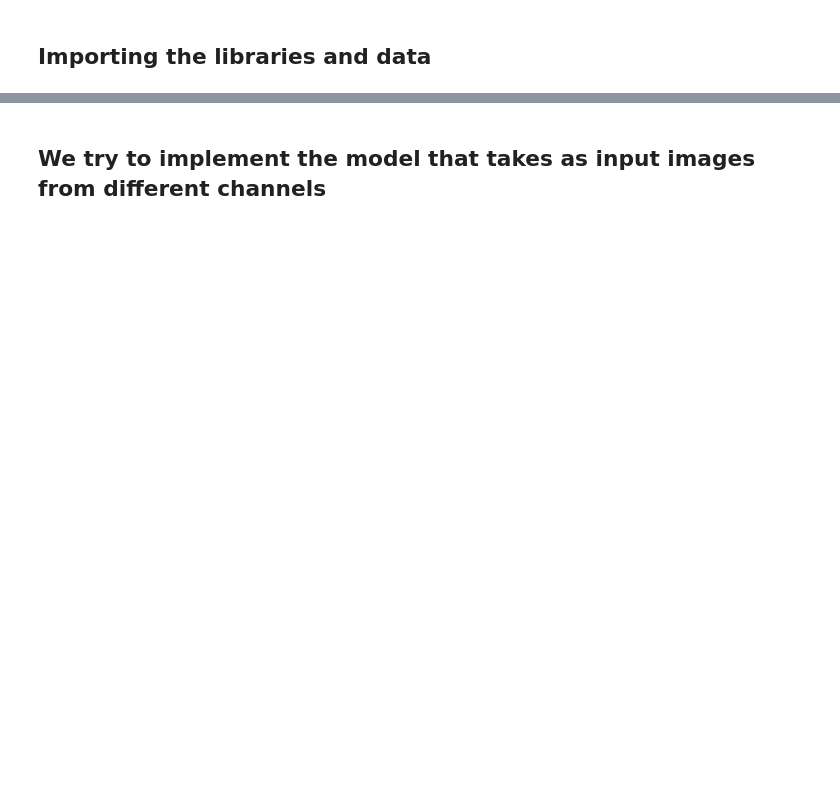
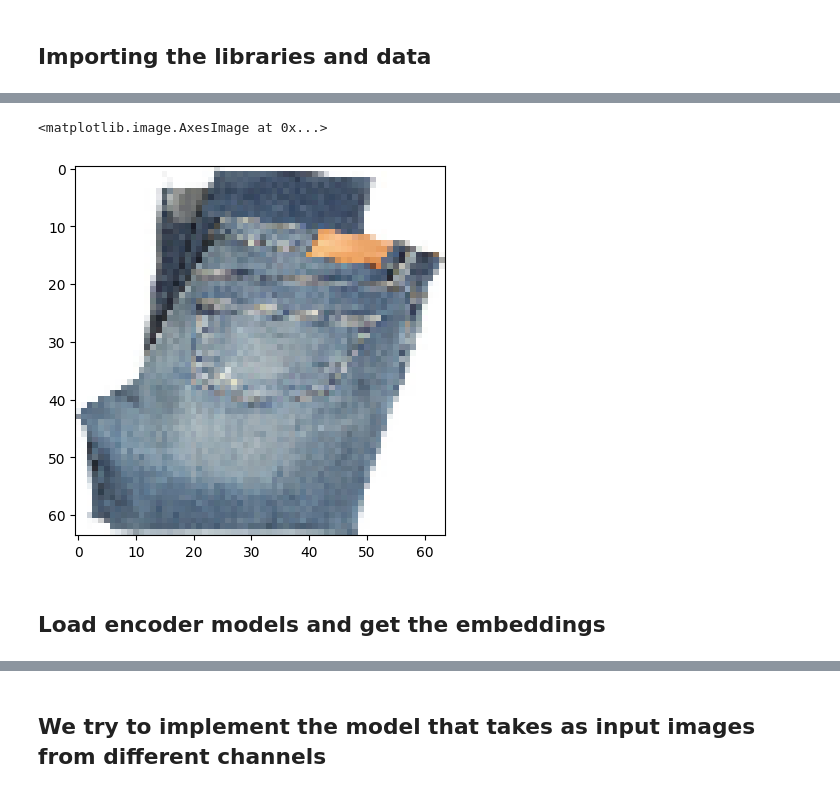
Before and after one commit to thanbskt/Recommendation_tool, a Jupyter notebook: prediction_model.ipynb, the cells around one changed output, grey strips where cells are left out. Cells and saved outputs as stored; diff of their text form; code cells hidden in the pictures; blank space fills up the shorter version.

Commit message:
updating predictive model

```diff
--- a/prediction_model.ipynb
+++ b/prediction_model.ipynb
@@ -53,0 +206,7 @@ all_df
+# %%
+plt.imshow(Bottoms_array[0])
+# %% [output]
+<matplotlib.image.AxesImage at 0x...>
+[figure, added]
+# %% [markdown]
+## Load encoder models and get the embeddings
```
Also changed, not shown: parts of 33 cells of this notebook, 5 other files.
